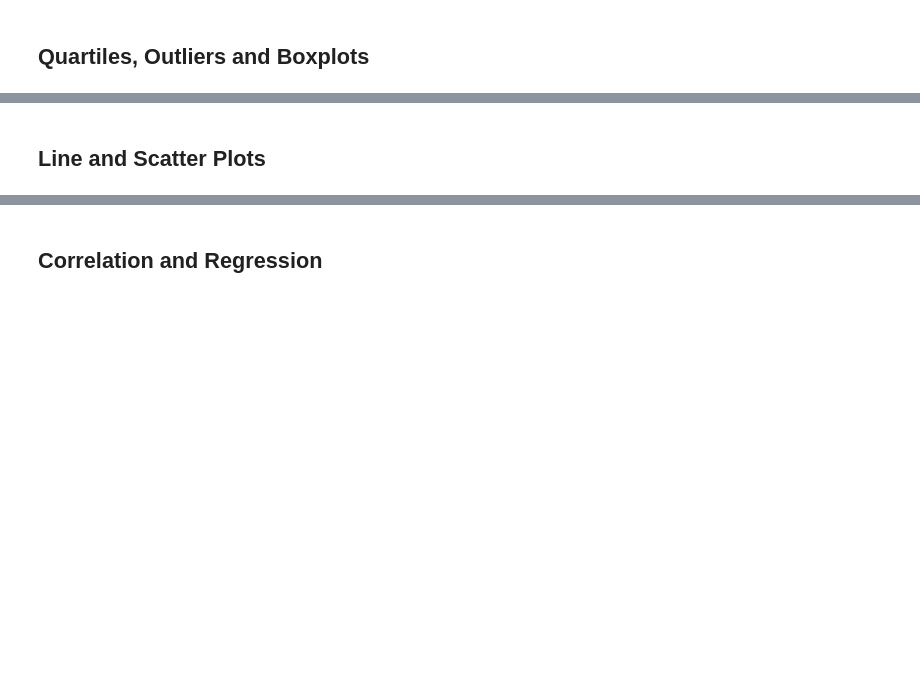
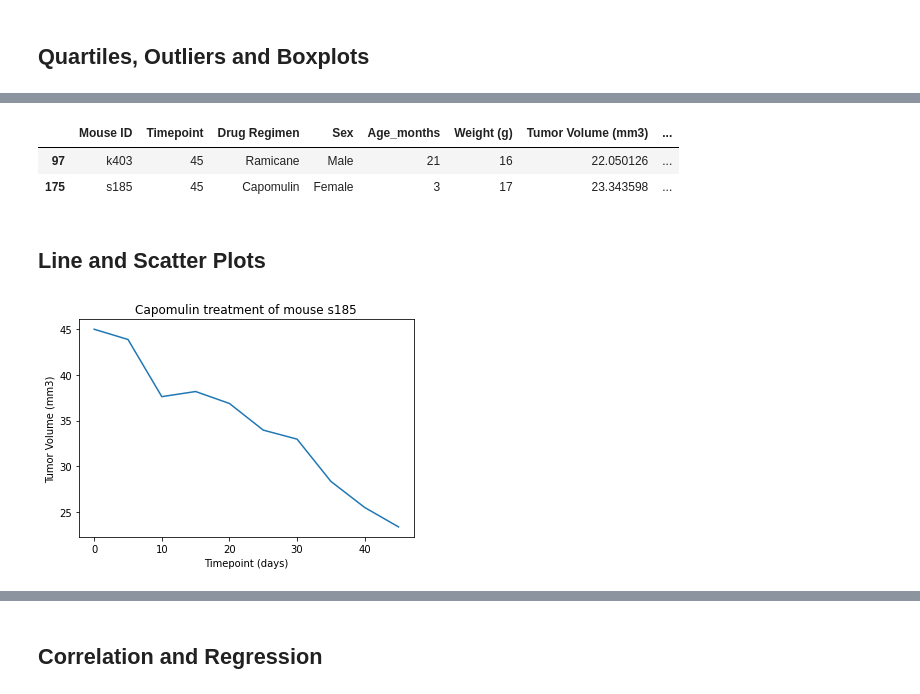
Before and after one commit to johnclos/matplotlib-challenge, a Jupyter notebook: Pymaceuticals/pymaceuticals_starter-mine.ipynb, the cells around one changed output, grey strips where cells are left out. Saved outputs shown, nothing was run; the diff lists cells and outputs as text; code cells hidden in the pictures; blank space fills up the shorter version.

```diff
--- a/Pymaceuticals/pymaceuticals_starter-mine.ipynb
+++ b/Pymaceuticals/pymaceuticals_starter-mine.ipynb
@@ -195,19 +245,34 @@ plt.show()
 # %%
 # Put treatments into a list for for loop (and later for plot labels)
+Drug_Regimen_four_list = ['Capomulin', 'Ramicane', 'Infubinol', 'Ceftamin']
+
+# Create empty list to fill with tumor vol data (for plotting)
+tumor_vol_list =  []
+
+# Calculate the IQR and quantitatively determine if there are any potential outliers.
+# Locate the rows which contain mice on each drug and get the tumor volumes
 
 
-# Create empty list to fill with tumor vol data (for plotting)
+# add subset - filter for that one drug
+For
 
+# Considering certain columns for dropping duplicates
 
-# Calculate the IQR and quantitatively determine if there are any potential outliers.
+# Determine outliers using upper and lower bounds
+quartiles = mouse_study_combine_df['Tumor Volume (mm3)'].quantile([.25,.5,.75])
+lowerq = quartiles[0.25]
+upperq = quartiles[0.75]
+iqr = upperq-lowerq
 
+lower_bound = lowerq - (1.5*iqr)
+upper_bound = upperq + (1.5*iqr)
 
-    # Locate the rows which contain mice on each drug and get the tumor volumes
-
-
-    # add subset
-
-
-    # Determine outliers using upper and lower bounds
+# If the data is in a dataframe, we use pandas to give quartile calculations
+mouse_study_combine_merg_outl_df = mouse_study_combine_merg_list_df[(mouse_study_combine_merg_list_df['Tumor Volume (mm3)']<lower_bound) | (mouse_study_combine_merg_list_df['Tumor Volume (mm3)']>upper_bound)]
+mouse_study_combine_merg_outl_df
+# %% [output]
+|  | Mouse ID | Timepoint | Drug Regimen | Sex | Age_months | Weight (g) | Tumor Volume (mm3) | ... |
+| 97 | k403 | 45 | Ramicane | Male | 21 | 16 | 22.050126 | ... |
+| 175 | s185 | 45 | Capomulin | Female | 3 | 17 | 23.343598 | ... |
 # %%
 # Generate a box plot of the final tumor volume of each mouse across four regimens of interest
@@ -218,2 +288,18 @@ plt.show()
+# %%
+# Generate a line plot of tumor volume vs. time point for a mouse treated with Capomulin
+
+Capomulin_df = mouse_study_combine_df[mouse_study_combine_df['Drug Regimen'].str.contains('Capomulin')]
+
+tv_vs_mouseID_Capomulin_df = Capomulin_df[Capomulin_df['Mouse ID'].str.contains('s185')]
+
+plt.title("Capomulin treatment of mouse s185")
+plt.xlabel("Timepoint (days)")
+plt.ylabel("Tumor Volume (mm3)")
+
+plt.plot(tv_vs_mouseID_Capomulin_df['Timepoint'], tv_vs_mouseID_Capomulin_df['Tumor Volume (mm3)'])
+
+plt.show()
+# %% [output]
+[figure, added]
 # %%
 # Generate a scatter plot of average tumor volume vs. mouse weight for the Capomulin regimen
```
Also changed, not shown: parts of 15 cells of this notebook, 2 other files.
